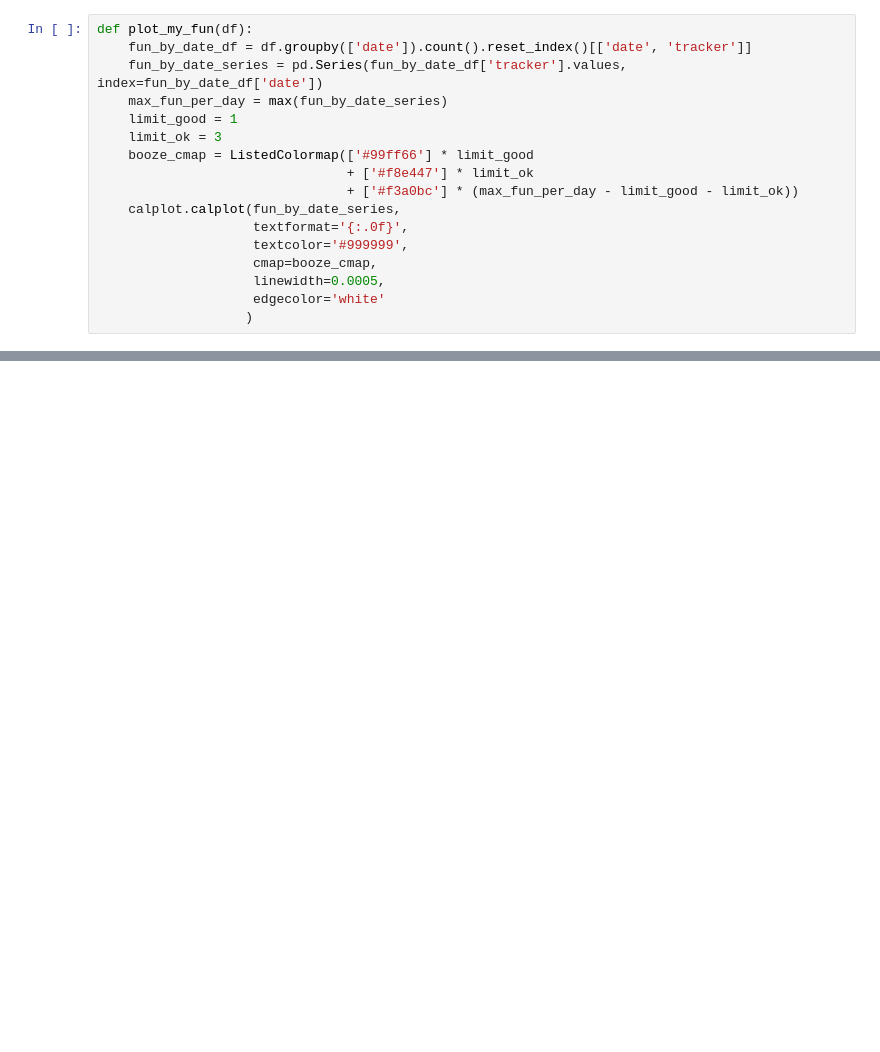
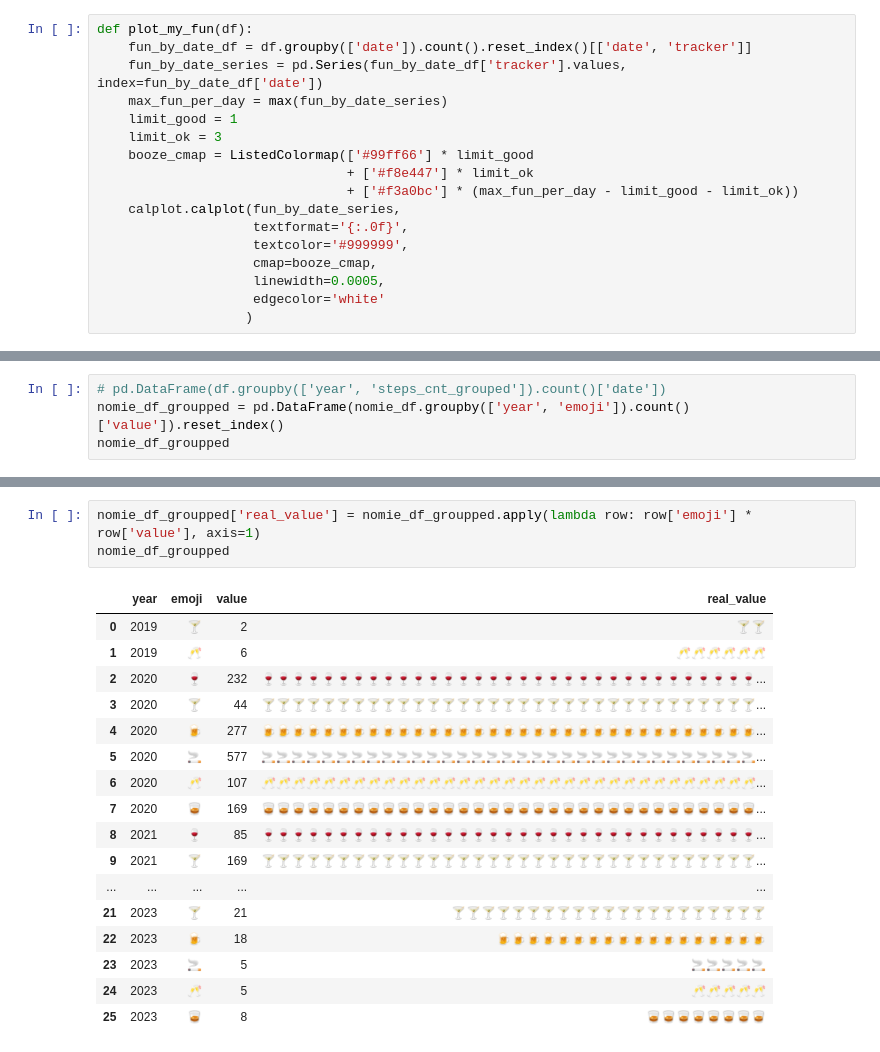
Before and after one commit to Fillll/life-log, a Jupyter notebook: anal/03-alco-data.ipynb, the cells around one changed output, grey strips where cells are left out. Drawn from its saved outputs; the diff is of its cells as text; blank space fills up the shorter version.

Commit message:
New data comes.

```diff
--- a/anal/03-alco-data.ipynb
+++ b/anal/03-alco-data.ipynb
@@ -71,0 +59,4 @@ plot_my_fun(nomie_df[nomie_df['emoji'].isin(['🍺', '🥂', '🍷', '🥃', '
+# %%
+# pd.DataFrame(df.groupby(['year', 'steps_cnt_grouped']).count()['date'])
+nomie_df_groupped = pd.DataFrame(nomie_df.groupby(['year', 'emoji']).count()['value']).reset_index()
+nomie_df_groupped
@@ -71,0 +81,21 @@ plot_my_fun(nomie_df[nomie_df['emoji'].isin(['🍺', '🥂', '🍷', '🥃', '
+# %%
+nomie_df_groupped['real_value'] = nomie_df_groupped.apply(lambda row: row['emoji'] * row['value'], axis=1)
+nomie_df_groupped
+# %% [output]
+|  | year | emoji | value | real_value |
+| 0 | 2019 | 🍸 | 2 | 🍸🍸 |
+| 1 | 2019 | 🥂 | 6 | 🥂🥂🥂🥂🥂🥂 |
+| 2 | 2020 | 🍷 | 232 | 🍷🍷🍷🍷🍷🍷🍷🍷🍷🍷🍷🍷🍷🍷🍷🍷🍷🍷🍷🍷🍷🍷🍷🍷🍷🍷🍷🍷🍷🍷🍷🍷🍷... |
+| 3 | 2020 | 🍸 | 44 | 🍸🍸🍸🍸🍸🍸🍸🍸🍸🍸🍸🍸🍸🍸🍸🍸🍸🍸🍸🍸🍸🍸🍸🍸🍸🍸🍸🍸🍸🍸🍸🍸🍸... |
+| 4 | 2020 | 🍺 | 277 | 🍺🍺🍺🍺🍺🍺🍺🍺🍺🍺🍺🍺🍺🍺🍺🍺🍺🍺🍺🍺🍺🍺🍺🍺🍺🍺🍺🍺🍺🍺🍺🍺🍺... |
+| 5 | 2020 | 🚬 | 577 | 🚬🚬🚬🚬🚬🚬🚬🚬🚬🚬🚬🚬🚬🚬🚬🚬🚬🚬🚬🚬🚬🚬🚬🚬🚬🚬🚬🚬🚬🚬🚬🚬🚬... |
+| 6 | 2020 | 🥂 | 107 | 🥂🥂🥂🥂🥂🥂🥂🥂🥂🥂🥂🥂🥂🥂🥂🥂🥂🥂🥂🥂🥂🥂🥂🥂🥂🥂🥂🥂🥂🥂🥂🥂🥂... |
+| 7 | 2020 | 🥃 | 169 | 🥃🥃🥃🥃🥃🥃🥃🥃🥃🥃🥃🥃🥃🥃🥃🥃🥃🥃🥃🥃🥃🥃🥃🥃🥃🥃🥃🥃🥃🥃🥃🥃🥃... |
+| 8 | 2021 | 🍷 | 85 | 🍷🍷🍷🍷🍷🍷🍷🍷🍷🍷🍷🍷🍷🍷🍷🍷🍷🍷🍷🍷🍷🍷🍷🍷🍷🍷🍷🍷🍷🍷🍷🍷🍷... |
+| 9 | 2021 | 🍸 | 169 | 🍸🍸🍸🍸🍸🍸🍸🍸🍸🍸🍸🍸🍸🍸🍸🍸🍸🍸🍸🍸🍸🍸🍸🍸🍸🍸🍸🍸🍸🍸🍸🍸🍸... |
+| ... | ... | ... | ... | ... |
+| 21 | 2023 | 🍸 | 21 | 🍸🍸🍸🍸🍸🍸🍸🍸🍸🍸🍸🍸🍸🍸🍸🍸🍸🍸🍸🍸🍸 |
+| 22 | 2023 | 🍺 | 18 | 🍺🍺🍺🍺🍺🍺🍺🍺🍺🍺🍺🍺🍺🍺🍺🍺🍺🍺 |
+| 23 | 2023 | 🚬 | 5 | 🚬🚬🚬🚬🚬 |
+| 24 | 2023 | 🥂 | 5 | 🥂🥂🥂🥂🥂 |
+| 25 | 2023 | 🥃 | 8 | 🥃🥃🥃🥃🥃🥃🥃🥃 |
```
Also changed, not shown: parts of 5 cells of this notebook, 2 other files.
